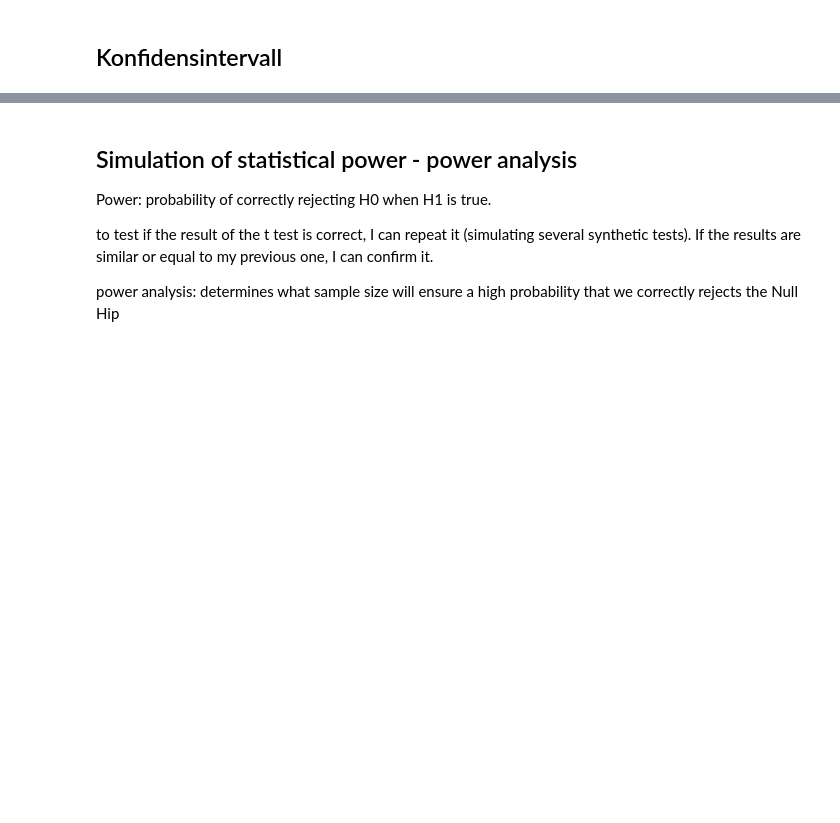
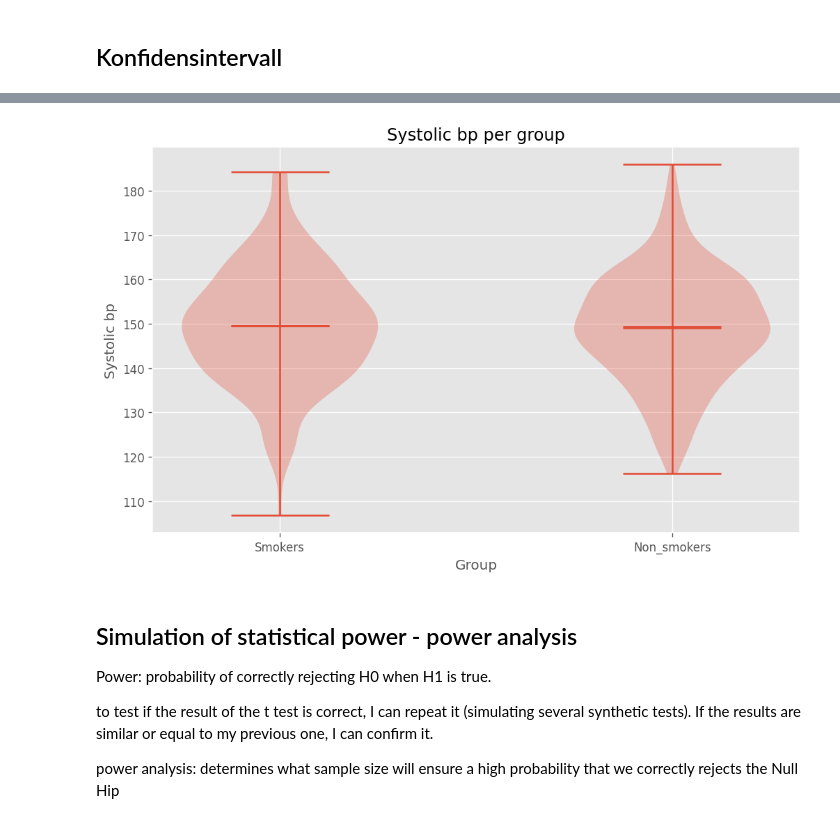
Before and after one commit to IreneGrisenti/health_study_project, a Jupyter notebook: notebook/health_analysis_part1.ipynb, the cells around one changed output, grey strips where cells are left out. Cells and saved outputs as stored; diff of their text form; code cells hidden in the pictures; blank space fills up the shorter version.

```diff
--- a/notebook/health_analysis_part1.ipynb
+++ b/notebook/health_analysis_part1.ipynb
@@ -292,3 +321,16 @@ Given that the p-value is greater than 0.05, we fail to reject the H0 as there i
+# %%
+# Violin plot: systoliskt blodtryck efter grupp rökare/icke rökare
+data = [smokers, non_smokers]
+fig5, ax = plt.subplots()
+ax.violinplot(data, showmeans=True, showmedians=True)
+ax.set_title("Systolic bp per group")
+ax.set_xlabel("Group")
+ax.set_ylabel("Systolic bp")
+ax.set_xticks([1, 2])
+ax.set_xticklabels(["Smokers", "Non_smokers"])
+plt.show()
+# %% [output]
+[figure, added]
 # %% [markdown]
 ## Simulation of statistical power - power analysis
 
```
Also changed, not shown: parts of 21 cells of this notebook.
